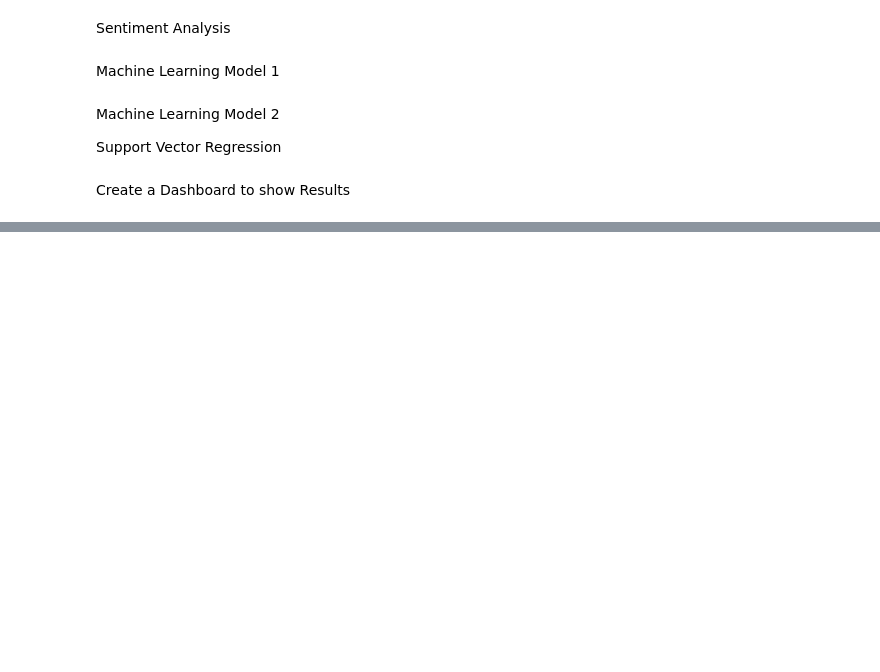
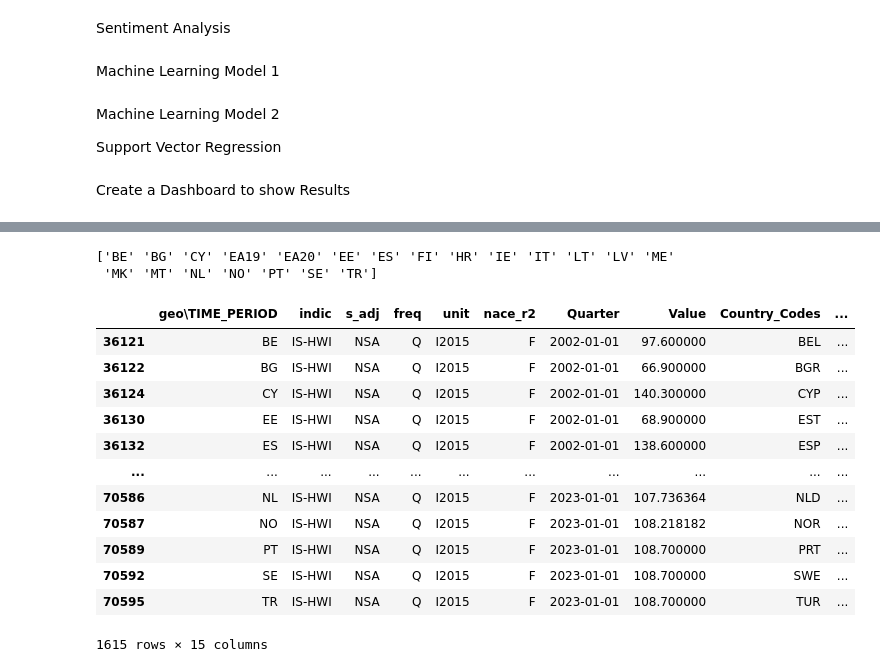
Before and after one commit to paulr28/MSc_DA_CA2, a Jupyter notebook: Explortation_1.ipynb, the cells around one changed output, grey strips where cells are left out. Drawn from its saved outputs; the diff is of its cells as text; code cells hidden in the pictures; blank space fills up the shorter version.

```diff
--- a/Explortation_1.ipynb
+++ b/Explortation_1.ipynb
@@ -711,3 +774,21 @@ df_filtered["Value_Pred"] = df_filtered["Value"] + 10
+# %%
+# Print unique values of the 'geo\\TIME_PERIOD' column
+print(df_filtered['geo\\TIME_PERIOD'].unique())
+# %% [output]
+['BE' 'BG' 'CY' 'EA19' 'EA20' 'EE' 'ES' 'FI' 'HR' 'IE' 'IT' 'LT' 'LV' 'ME'
+ 'MK' 'MT' 'NL' 'NO' 'PT' 'SE' 'TR']
+# %%
+# Where the 'Country_Codes' column is null, fill in the value of the 'geo\\TIME_PERIOD' column
+df_filtered['Country_Codes'] = df_filtered['Country_Codes'].fillna(df_filtered['geo\\TIME_PERIOD'])
+# %%
+# Define a function to parse the date string
+def parse_quarter(date_string):
+    year, quarter = date_string.split('-Q')
+    month = (int(quarter) - 1) * 3 + 1
+    return datetime(int(year), month, 1)
+
+#Apply the parse_quarter function to the 'Quarter' column
+df_filtered['Quarter'] = df_filtered['Quarter'].apply(parse_quarter)
 # %%
 # Create a dictionary to map country codes to full names
 country_names = {
@@ -729,8 +810,43 @@ country_names = {
  "PRT": "Portugal",
  "SWE": "Sweden",
  "TUR": "Turkey",
- "MKD": "North Macedonia"
+ "MKD": "North Macedonia",
+ "EA19" : "Euro Area (19 countries, 2015-2022)",
+ "EA20" : "Euro Area (20 countries from 2023)",
 }
 
 # Create a new column in df_filtered with full country names
 df_filtered["Country_Names"] = df_filtered["Country_Codes"].map(country_names)
+# %%
+# Remove the EA19 and EA20 rows
+df_filtered = df_filtered[df_filtered["geo\\TIME_PERIOD"].isin(["EA19", "EA20"]) == False]
+# %%
+def add_max_column(df_filtered):
+    max_values = df_filtered.groupby("Country_Codes")["Value"].transform("max")
+    max_indices = df_filtered["Value"] == max_values
+    df_filtered["Max"] = df_filtered.loc[max_indices, "Quarter"].dt.strftime("%Y-%m-%d") + " - " + df_filtered.loc[max_indices, "Value"].astype(str)
+    return df_filtered
+
+add_max_column(df_filtered)
+
+def add_min_column(df_filtered):
+    min_values = df_filtered.groupby("Country_Codes")["Value"].transform("min")
+    min_indices = df_filtered["Value"] == min_values
+    df_filtered["Min"] = df_filtered.loc[min_indices, "Quarter"].dt.strftime("%Y-%m-%d") + " - " + df_filtered.loc[min_indices, "Value"].astype(str)
+    return df_filtered
+
+add_min_column(df_filtered)
+# %% [output]
+|  | geo\TIME_PERIOD | indic | s_adj | freq | unit | nace_r2 | Quarter | Value | Country_Codes | ... |
+| 36121 | BE | IS-HWI | NSA | Q | I2015 | F | 2002-01-01 | 97.600000 | BEL | ... |
+| 36122 | BG | IS-HWI | NSA | Q | I2015 | F | 2002-01-01 | 66.900000 | BGR | ... |
+| 36124 | CY | IS-HWI | NSA | Q | I2015 | F | 2002-01-01 | 140.300000 | CYP | ... |
+| 36130 | EE | IS-HWI | NSA | Q | I2015 | F | 2002-01-01 | 68.900000 | EST | ... |
+| 36132 | ES | IS-HWI | NSA | Q | I2015 | F | 2002-01-01 | 138.600000 | ESP | ... |
+| ... | ... | ... | ... | ... | ... | ... | ... | ... | ... | ... |
+| 70586 | NL | IS-HWI | NSA | Q | I2015 | F | 2023-01-01 | 107.736364 | NLD | ... |
+| 70587 | NO | IS-HWI | NSA | Q | I2015 | F | 2023-01-01 | 108.218182 | NOR | ... |
+| 70589 | PT | IS-HWI | NSA | Q | I2015 | F | 2023-01-01 | 108.700000 | PRT | ... |
+| 70592 | SE | IS-HWI | NSA | Q | I2015 | F | 2023-01-01 | 108.700000 | SWE | ... |
+| 70595 | TR | IS-HWI | NSA | Q | I2015 | F | 2023-01-01 | 108.700000 | TUR | ... |
+1615 rows × 15 columns
```
Also changed, not shown: parts of 13 cells of this notebook.
